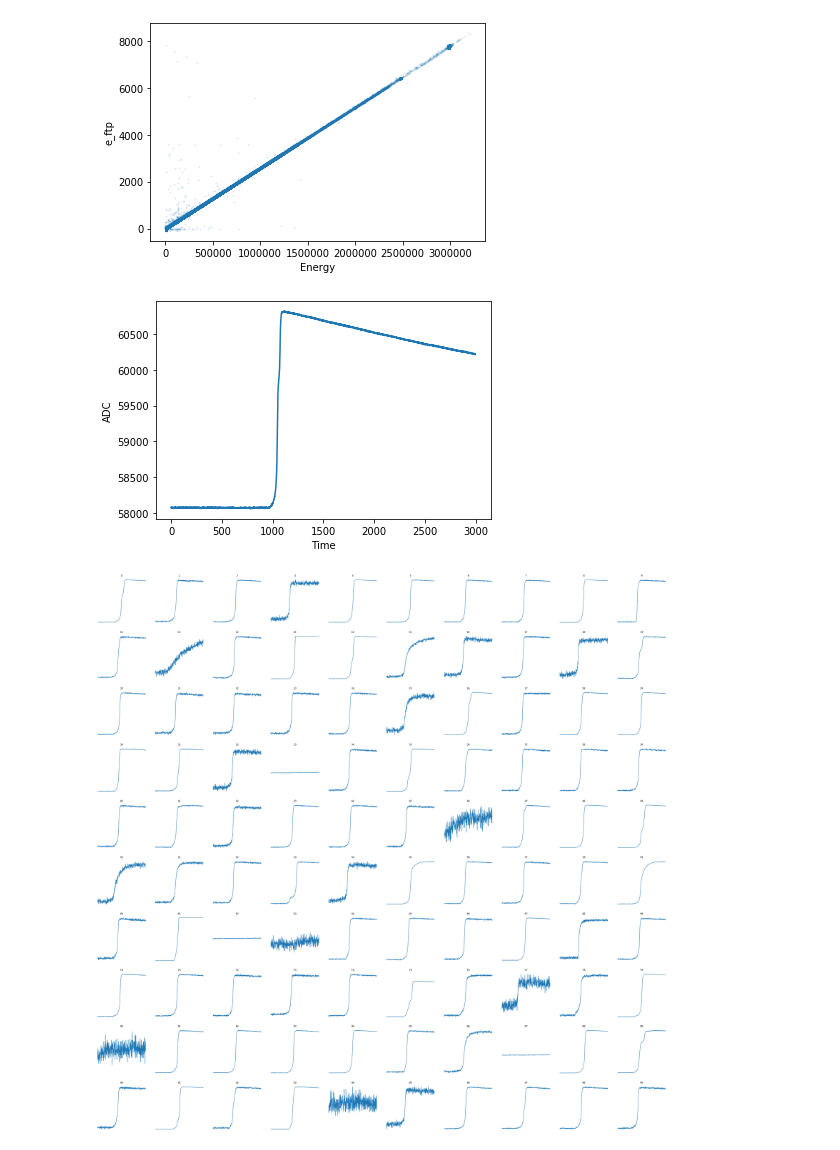
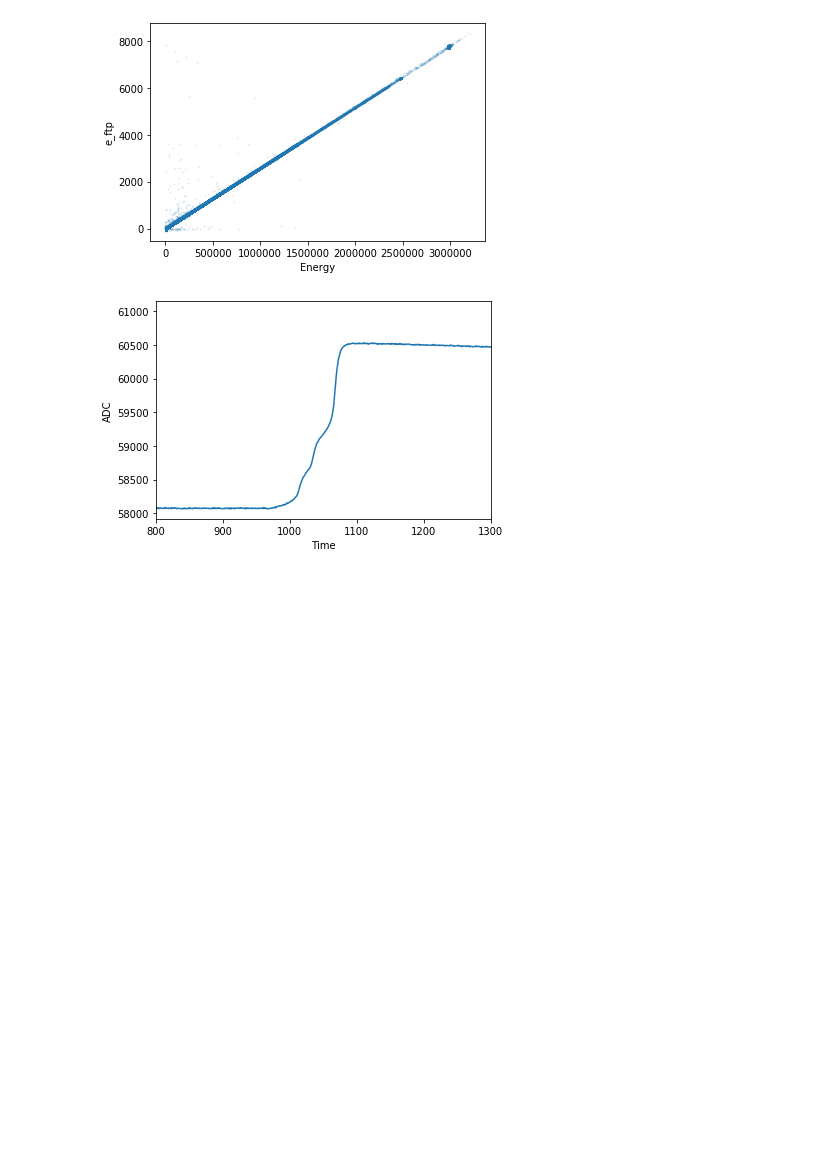
Before and after one commit to keirashea/phys-measurement, a Jupyter notebook: Final Lab.ipynb, the cells around one changed output. Cells and saved outputs as stored; diff of their text form; code cells hidden in the pictures; blank space fills up the shorter version.

```diff
--- a/Final Lab.ipynb
+++ b/Final Lab.ipynb
@@ -90,25 +131,25 @@ plt.show()
 # %% [output]
 [figure]
 # %%
-plot_waveform = t1_df.iloc[0, 9:]
+plot_waveform = t1_df.iloc[75, 9:]
 plot_x = np.arange(0, len(plot_waveform))
 
 plt.plot(plot_x, plot_waveform)
+plt.xlim(800,1300)
 plt.xlabel('Time')
 plt.ylabel('ADC')
 plt.show()
 
-fig, ax = plt.subplots(10, 10, figsize=(50, 50))
-for i in range(100):
-    temp_waveform = t1_df.iloc[i, 9:]
-    temp_x = np.arange(0, len(temp_waveform))
+# fig, ax = plt.subplots(10, 10, figsize=(50, 50))
+# for i in range(100):
+#     temp_waveform = t1_df.iloc[i, 9:]
+#     temp_x = np.arange(0, len(temp_waveform))
 
-    ax[i//10,i%10].plot(temp_x, temp_waveform)
-    ax[i//10,i%10].set_title(i)
-    ax[i//10,i%10].set_xlim(800,1300)
-    ax[i//10,i%10].set_axis_off()
+#     ax[i//10,i%10].plot(temp_x, temp_waveform)
+#     ax[i//10,i%10].set_title(i)
+#     ax[i//10,i%10].set_xlim(800,1300)
+#     ax[i//10,i%10].set_axis_off()
 
 plt.show()
 # %% [output]
-[figure, old version]
+[figure, new version]
-[figure, removed]
```
Also changed, not shown: parts of 3 cells of this notebook.
